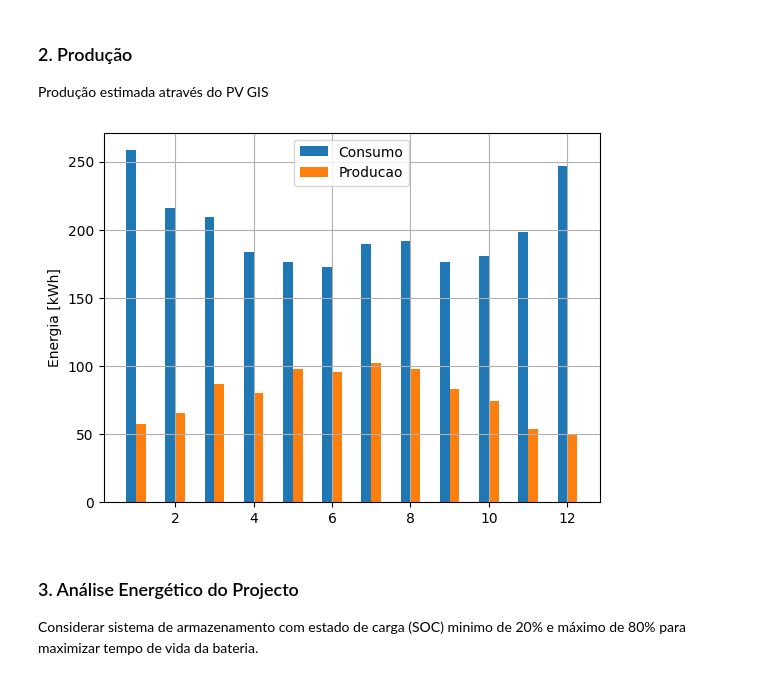
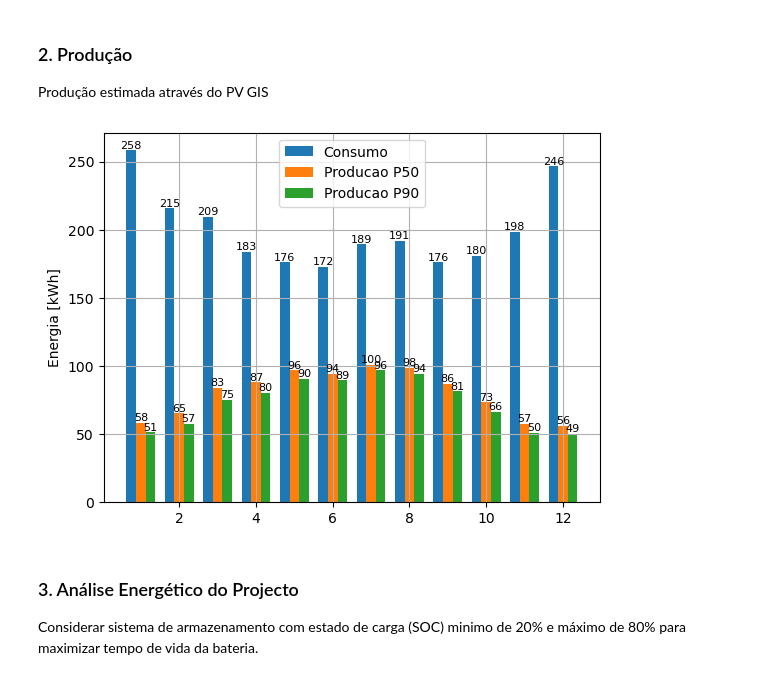
Before and after one commit to mig-l-f/ao-sol, a Jupyter notebook: templates/Analise UPAC com bateria.ipynb, the cells around one changed output. Drawn from its saved outputs; the diff is of its cells as text; code cells hidden in the pictures.

Commit message:
Multi year time series with P90 analysis (#2)
* converter multi-ano pvgis para series autoproducao

* analises com P90

```diff
--- a/templates/Analise UPAC com bateria.ipynb
+++ b/templates/Analise UPAC com bateria.ipynb
@@ -45,7 +45,8 @@ fich_perfil_eredes = r"./consumo/perfis_eredes/E-REDES_Perfil_Consumo_2023.csv"
 capacidade_instalada = 0.6 # em kW
 ano_producao = 2023 # converter as datas de producao para este ano
 # Opcoes API PVGIS
-ano_pvgis_db = 2020 # ultimo ano disponivel PVGIS-SARAH2 na V5.2
+inicio_ano_pvgis = 2005
+fim_ano_pvgis = 2020 # PVGIS-SARAH2 na V5.2 (2005-2020)
 lat = 38.716
 lon = -9.148
 inclinacao = 30
@@ -106,10 +107,10 @@ Utilização de perfil médio da e-redes
 perfil_eredes = series.leitura_perfis_eredes(fich_perfil_eredes, perfil)
 consumo = series.ajustar_perfil_eredes_a_consumo_anual(perfil_eredes, consumo_anual, 'BTN C', 'consumo')
 # %%
-resultados_mensais = consumo['consumo'].resample('M').sum()
+consumo_mensal = consumo['consumo'].resample('M').sum()
 
 width = 0.25
-plt.bar(resultados_mensais.index.month-width/2, resultados_mensais, width=width, label='Medicao')
+plt.bar(consumo_mensal.index.month-width/2, consumo_mensal, width=width, label='Medicao')
 plt.legend()
 plt.ylabel('Energia [kWh]')
 plt.grid()
@@ -123,19 +124,25 @@ Consumo anual = 2400.0 kWh
 
 Produção estimada através do PV GIS
 # %%
-producao = pvgis.get_pvgis_hourly(lat, lon, ano_pvgis_db, ano_pvgis_db, surface_tilt=inclinacao, surface_azimuth=azimute, peakpower=capacidade_instalada, loss=perdas)
-producao = seriesprod.converter_pvgis_data(producao, ano_producao)
+producao = pvgis.get_pvgis_hourly(lat, lon, inicio_ano_pvgis, fim_ano_pvgis, surface_tilt=inclinacao, surface_azimuth=azimute, peakpower=capacidade_instalada, loss=perdas)
+producao = seriesprod.converter_pvgis_multiyear_ts(producao, ano_producao)
 # %%
 producao_mensal = producao.resample('M').sum()
 
-width = 0.25
-plt.bar(resultados_mensais.index.month-width/2, resultados_mensais, width=width, label='Consumo')
-plt.bar(producao_mensal.index.month+width/2, producao_mensal['autoproducao'], width=width, label='Producao')
+fig, ax = plt.subplots()
+
+width = 0.50
+c = ax.bar(consumo_mensal.index.month-width/2, consumo_mensal, width=width/2, label='Consumo')
+ax.bar_label(c, fmt='%d', fontsize=8)
+p = ax.bar(producao_mensal.index.month, producao_mensal['autoproducao'], width=width/2, label='Producao P50')
+ax.bar_label(p, fmt='%d', fontsize=8)
+p1 = ax.bar(producao_mensal.index.month+width/2, producao_mensal['autoproducao_p90'], width=width/2, label='Producao P90')
+ax.bar_label(p1, fmt='%d', fontsize=8)
 plt.legend()
 plt.ylabel('Energia [kWh]')
 plt.grid()
 # %% [output]
-[figure, old version]
+[figure, new version]
 # %% [markdown]
 ### 3. Análise Energético do Projecto
 
```
Also changed, not shown: parts of 13 cells of this notebook, 8 other files.
